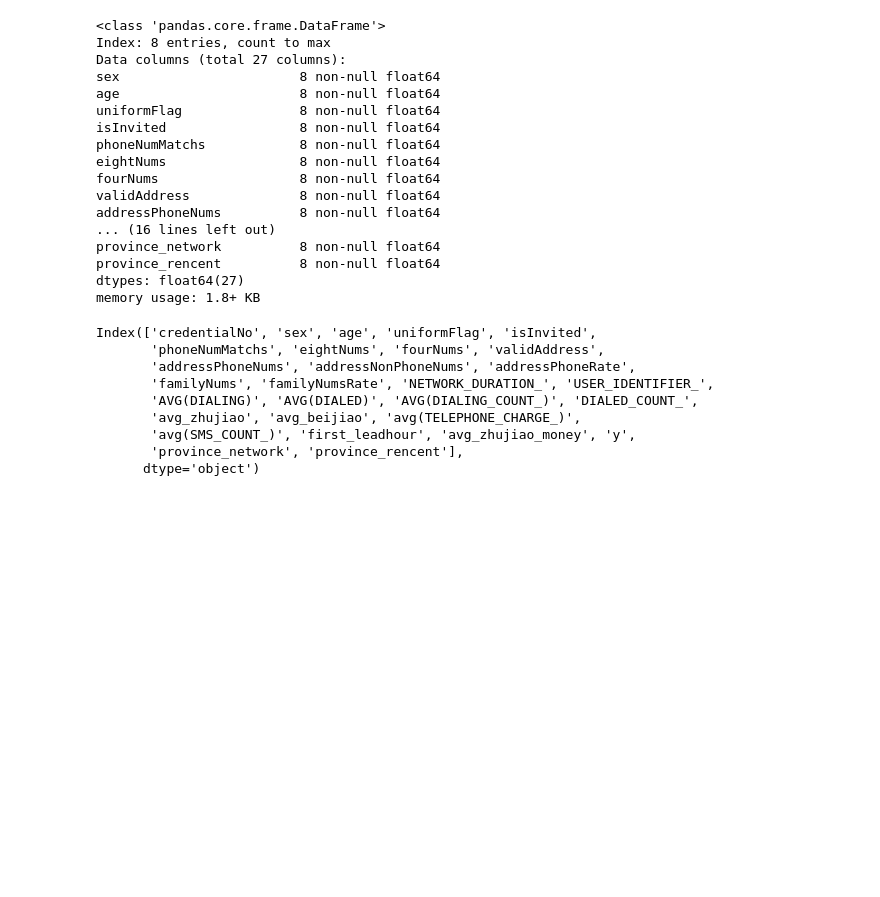
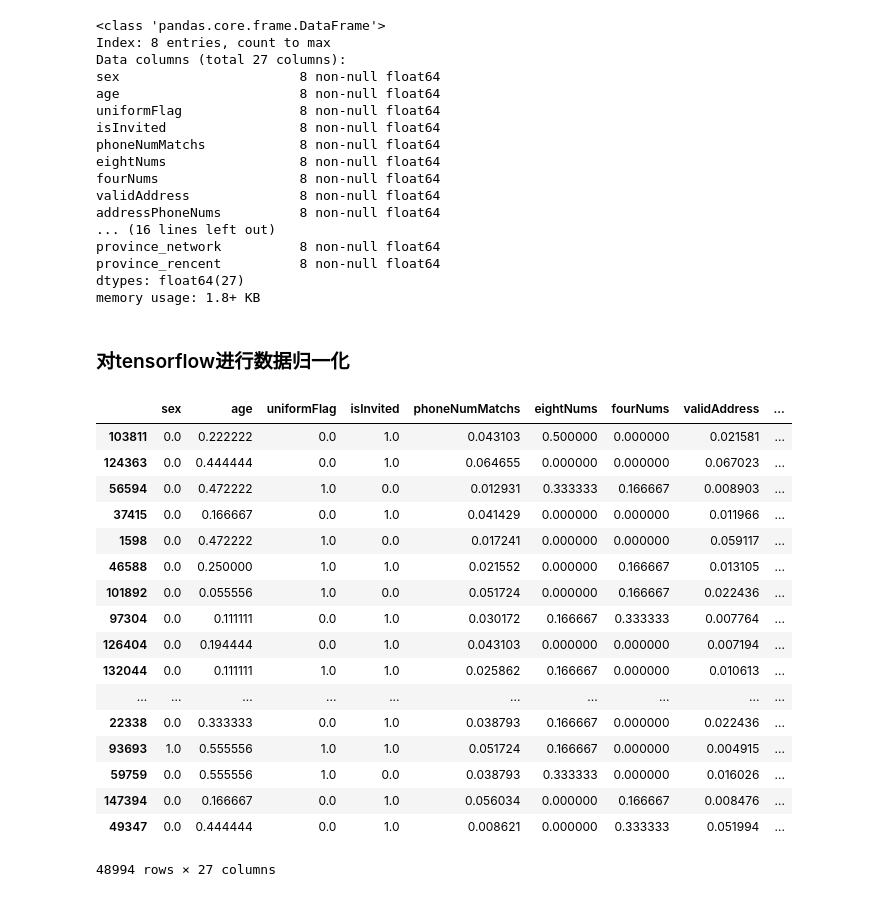
Before and after one commit to abeltowne/Machine-DeeP-Learning, a Jupyter notebook: 金融风控-神经网络-首借用户.ipynb, the cells around one changed output. Cells and saved outputs as stored; diff of their text form; code cells hidden in the pictures; blank space fills up the shorter version.

```diff
--- a/金融风控-神经网络-首借用户.ipynb
+++ b/金融风控-神经网络-首借用户.ipynb
@@ -370,10 +374,11 @@ filename_queue = tf.train.string_input_producer(filenames, shuffle=False)
 reader = tf.TextLineReader()
 key, value = reader.read(filename_queue)
 # 定义Decoder
-record_defaults = tensorInput.describe().iloc[1,].as_matrix(columns=None).reshape(-1,1)
-col1, col2, col3, col4, col5, col6, col7, col8, col9, col10,col11, col12, col13, col14, col15,col16, col17, col18, col19, col20, col21, col22, col23, col24, col25, col26, col27 = tf.decode_csv(value,record_defaults=record_defaults)
-features = tf.pack([col1, col2, col3, col4, col5, col6, col7, col8, col9, col10,col11, col12, col13, col14, col15,col16, col17, col18, col19, col20, col21, col22, col23, col24, col26, col27])
-label = tf.pack([col25])
+record_defaults = [[0.],[0.],[0.],[0.],[0.],[0.],[0.],[0.],[0.],[0.],[0.],[0.],[0.],[0.],[0.],[0.],[0.],[0.],[0.],[0.],[0.],[0.],[0.],[0.]]
+# record_defaults = record_defaults=[["null"],["null"],["null"],["null"],["null"],["null"],["null"],["null"],["null"],["null"],["null"],["null"],["null"],["null"],["null"],["null"],["null"],["null"],["null"],["null"],["null"],["null"],["null"],["null"],["null"],["null"],["null"]]
+col1, col2, col3, col4, col5, col6, col7, col8, col9, col10,col11, col12, col13, col14, col15,col16, col17, col18, col19, col20, col21, col22, col23, col24   = tf.decode_csv(value,record_defaults=record_defaults)
+features = tf.stack([ col1,col2, col3, col4, col7, col8, col9, col10,col11, col12, col13, col14, col15,col16, col17, col18, col19, col20, col23,col24])
+label = col21
 example_batch, label_batch = tf.train.shuffle_batch([features,label], batch_size=2, capacity=200, min_after_dequeue=100, num_threads=2)
 # 运行Graph
 with tf.Session() as sess:
@@ -433,18 +469,9 @@ province_network          8 non-null float64
 province_rencent          8 non-null float64
 dtypes: float64(27)
 memory usage: 1.8+ KB
-# %%
-# tt = tensorInput.drop(["y"],axis=1)
-# len(tt.columns)
-tt =tensorInput.columns
-tt
-# %% [output]
-Index(['credentialNo', 'sex', 'age', 'uniformFlag', 'isInvited',
-       'phoneNumMatchs', 'eightNums', 'fourNums', 'validAddress',
-       'addressPhoneNums', 'addressNonPhoneNums', 'addressPhoneRate',
-       'familyNums', 'familyNumsRate', 'NETWORK_DURATION_', 'USER_IDENTIFIER_',
-       'AVG(DIALING)', 'AVG(DIALED)', 'AVG(DIALING_COUNT_)', 'DIALED_COUNT_',
-       'avg_zhujiao', 'avg_beijiao', 'avg(TELEPHONE_CHARGE_)',
-       'avg(SMS_COUNT_)', 'first_leadhour', 'avg_zhujiao_money', 'y',
-       'province_network', 'province_rencent'],
-      dtype='object')
+# %% [markdown]
+### 对tensorflow进行数据归一化
+# %%
+for i in tensorInput.columns:
+    imax,imin = tensorInput[i].max(),tensorInput[i].min()
+    tensorInput[i] = (tensorInput[i]-imin)*1.0/float((imax-imin)*1.0)
@@ -450,0 +481,21 @@ Index(['credentialNo', 'sex', 'age', 'uniformFlag', 'isInvited',
+# %%
+trainIn,testIn = train_test_split(tensorInput,test_size=0.3)
+# %% [output]
+|  | sex | age | uniformFlag | isInvited | phoneNumMatchs | eightNums | fourNums | validAddress | ... |
+| 103811 | 0.0 | 0.222222 | 0.0 | 1.0 | 0.043103 | 0.500000 | 0.000000 | 0.021581 | ... |
+| 124363 | 0.0 | 0.444444 | 0.0 | 1.0 | 0.064655 | 0.000000 | 0.000000 | 0.067023 | ... |
+| 56594 | 0.0 | 0.472222 | 1.0 | 0.0 | 0.012931 | 0.333333 | 0.166667 | 0.008903 | ... |
+| 37415 | 0.0 | 0.166667 | 0.0 | 1.0 | 0.041429 | 0.000000 | 0.000000 | 0.011966 | ... |
+| 1598 | 0.0 | 0.472222 | 1.0 | 0.0 | 0.017241 | 0.000000 | 0.000000 | 0.059117 | ... |
+| 46588 | 0.0 | 0.250000 | 1.0 | 1.0 | 0.021552 | 0.000000 | 0.166667 | 0.013105 | ... |
+| 101892 | 0.0 | 0.055556 | 1.0 | 0.0 | 0.051724 | 0.000000 | 0.166667 | 0.022436 | ... |
+| 97304 | 0.0 | 0.111111 | 0.0 | 1.0 | 0.030172 | 0.166667 | 0.333333 | 0.007764 | ... |
+| 126404 | 0.0 | 0.194444 | 0.0 | 1.0 | 0.043103 | 0.000000 | 0.000000 | 0.007194 | ... |
+| 132044 | 0.0 | 0.111111 | 1.0 | 1.0 | 0.025862 | 0.166667 | 0.000000 | 0.010613 | ... |
+| ... | ... | ... | ... | ... | ... | ... | ... | ... | ... |
+| 22338 | 0.0 | 0.333333 | 0.0 | 1.0 | 0.038793 | 0.166667 | 0.000000 | 0.022436 | ... |
+| 93693 | 1.0 | 0.555556 | 1.0 | 1.0 | 0.051724 | 0.166667 | 0.000000 | 0.004915 | ... |
+| 59759 | 0.0 | 0.555556 | 1.0 | 0.0 | 0.038793 | 0.333333 | 0.000000 | 0.016026 | ... |
+| 147394 | 0.0 | 0.166667 | 0.0 | 1.0 | 0.056034 | 0.000000 | 0.166667 | 0.008476 | ... |
+| 49347 | 0.0 | 0.444444 | 0.0 | 1.0 | 0.008621 | 0.000000 | 0.333333 | 0.051994 | ... |
+48994 rows × 27 columns
```
Also changed, not shown: parts of 16 cells of this notebook, 4 other files.
